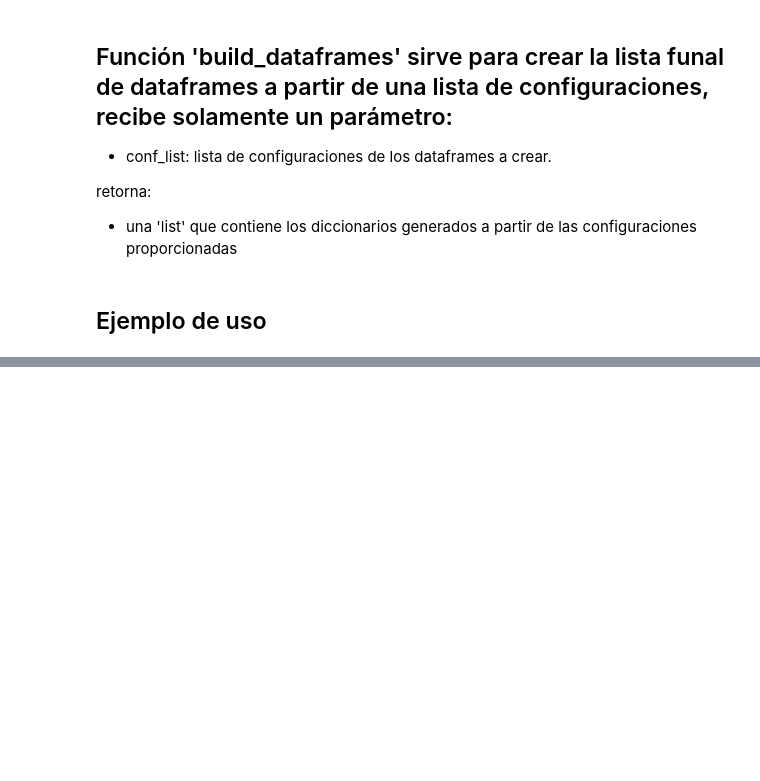
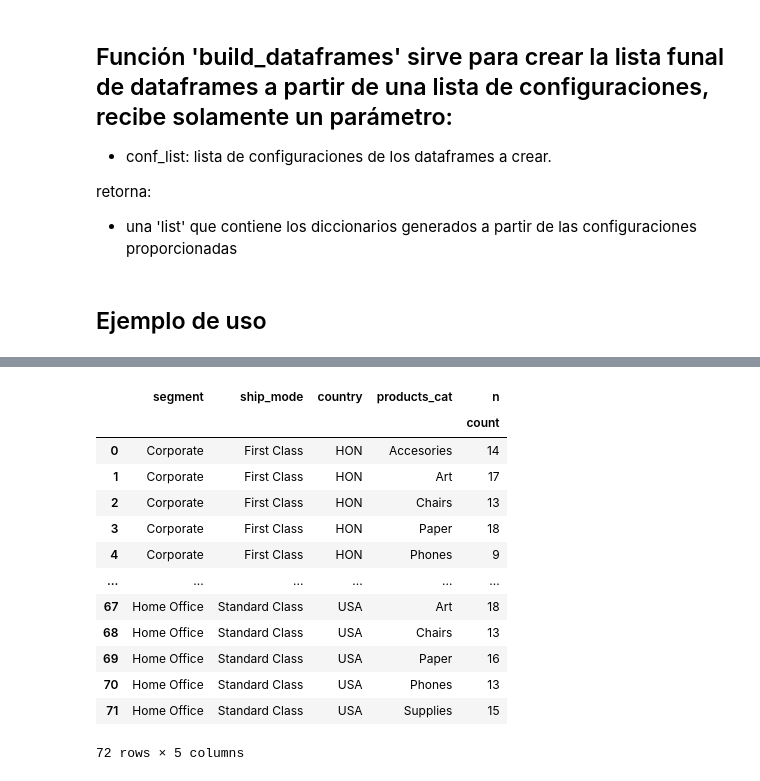
Before and after one commit to jicastilloh/proyecto1_SimuladorDatasets, a Jupyter notebook: proyecto1_SimuladorDatasets.ipynb, the cells around one changed output, grey strips where cells are left out. Drawn from its saved outputs; the diff is of its cells as text; code cells hidden in the pictures; blank space fills up the shorter version.

```diff
--- a/proyecto1_SimuladorDatasets.ipynb
+++ b/proyecto1_SimuladorDatasets.ipynb
@@ -77,21 +77,13 @@ def generate_unique_ids(count):
 retorna:
 - un objeto 'list' que contiene todos los valores calculados a partir de la información estadística proporcionada
 # %%
-def generate_truncated_normal_data(values, size):
-    values = dict(values)
-
-    for key, value in values.items():
-        if value is None:
-            raise TypeError('Se esperaban valores numéricos')
-
-    min_val = float(values['min'])
-    max_val = float(values['max'])
-    mean = float(values['mean'])
-    std = float(values['std'])
+def generate_truncated_normal_data(min_val, max_val, mean, std, size):
 
     # Calcular los parámetros de la distribución normal truncada
     a, b = (min_val - mean) / std, (max_val - mean) / std
     data = truncnorm(a, b, loc=mean, scale=std).rvs(size)
+
+    data = [int(i) for i in data]
     return data
 # %% [markdown]
 ## Función 'generate_col' para calcular cada una de las columnas de cualquier dataframe, esta función recibe como parámetros:
@@ -258,0 +285,34 @@ dataframe_list
+# %%
+
+
+simulation_extended['n'] = 1
+
+aggregation = (simulation_extended.
+               groupby([
+                   'segment',
+                   'ship_mode',
+                   'country',
+                #    'region'
+                   'products_cat'
+               ], as_index = False)
+               .agg({
+                   'n': ['count']
+               })
+               )
+
+aggregation
+# %% [output]
+|  | segment | ship_mode | country | products_cat | n |
+|  |  |  |  |  | count |
+| 0 | Corporate | First Class | HON | Accesories | 14 |
+| 1 | Corporate | First Class | HON | Art | 17 |
+| 2 | Corporate | First Class | HON | Chairs | 13 |
+| 3 | Corporate | First Class | HON | Paper | 18 |
+| 4 | Corporate | First Class | HON | Phones | 9 |
+| ... | ... | ... | ... | ... | ... |
+| 67 | Home Office | Standard Class | USA | Art | 18 |
+| 68 | Home Office | Standard Class | USA | Chairs | 13 |
+| 69 | Home Office | Standard Class | USA | Paper | 16 |
+| 70 | Home Office | Standard Class | USA | Phones | 13 |
+| 71 | Home Office | Standard Class | USA | Supplies | 15 |
+72 rows × 5 columns
```
Also changed, not shown: parts of 28 cells of this notebook, 1 other file.
